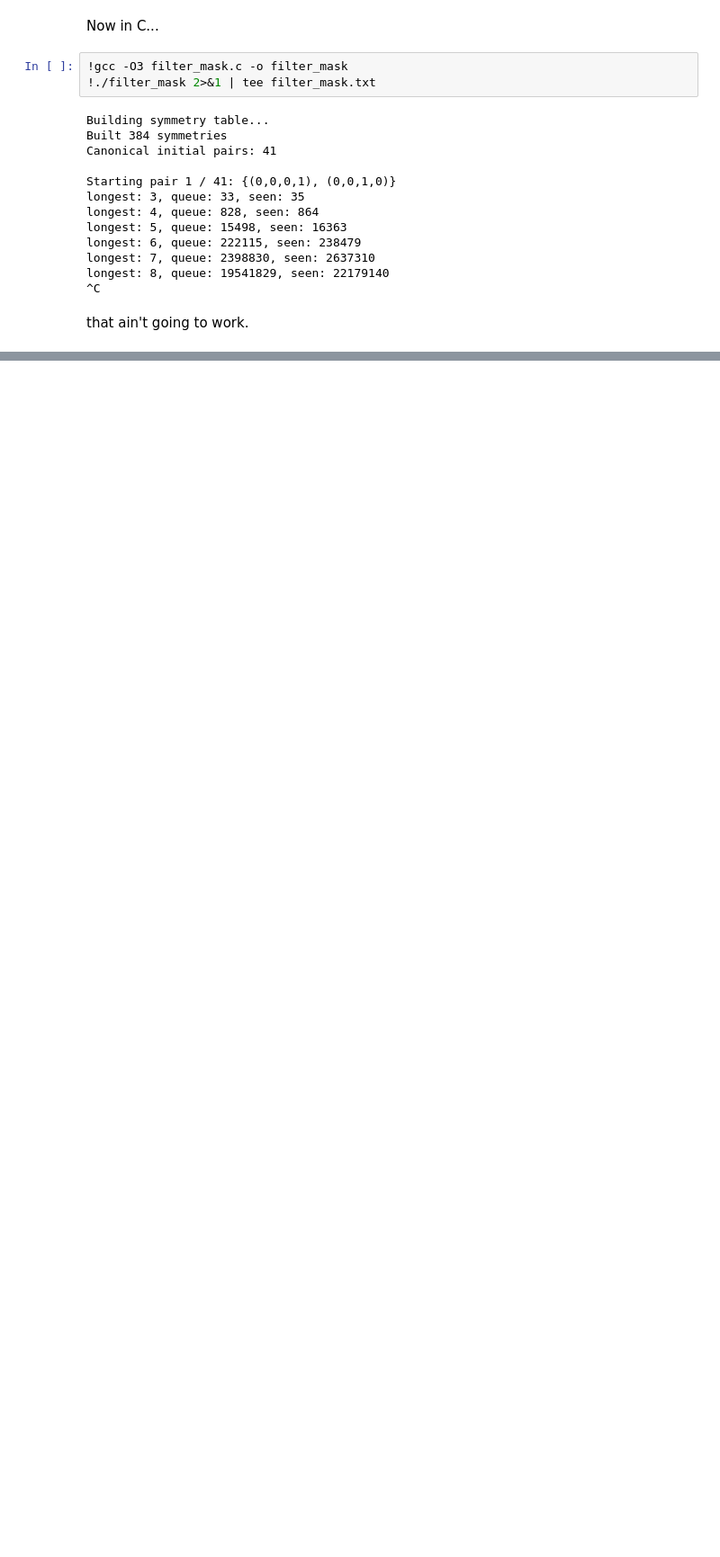
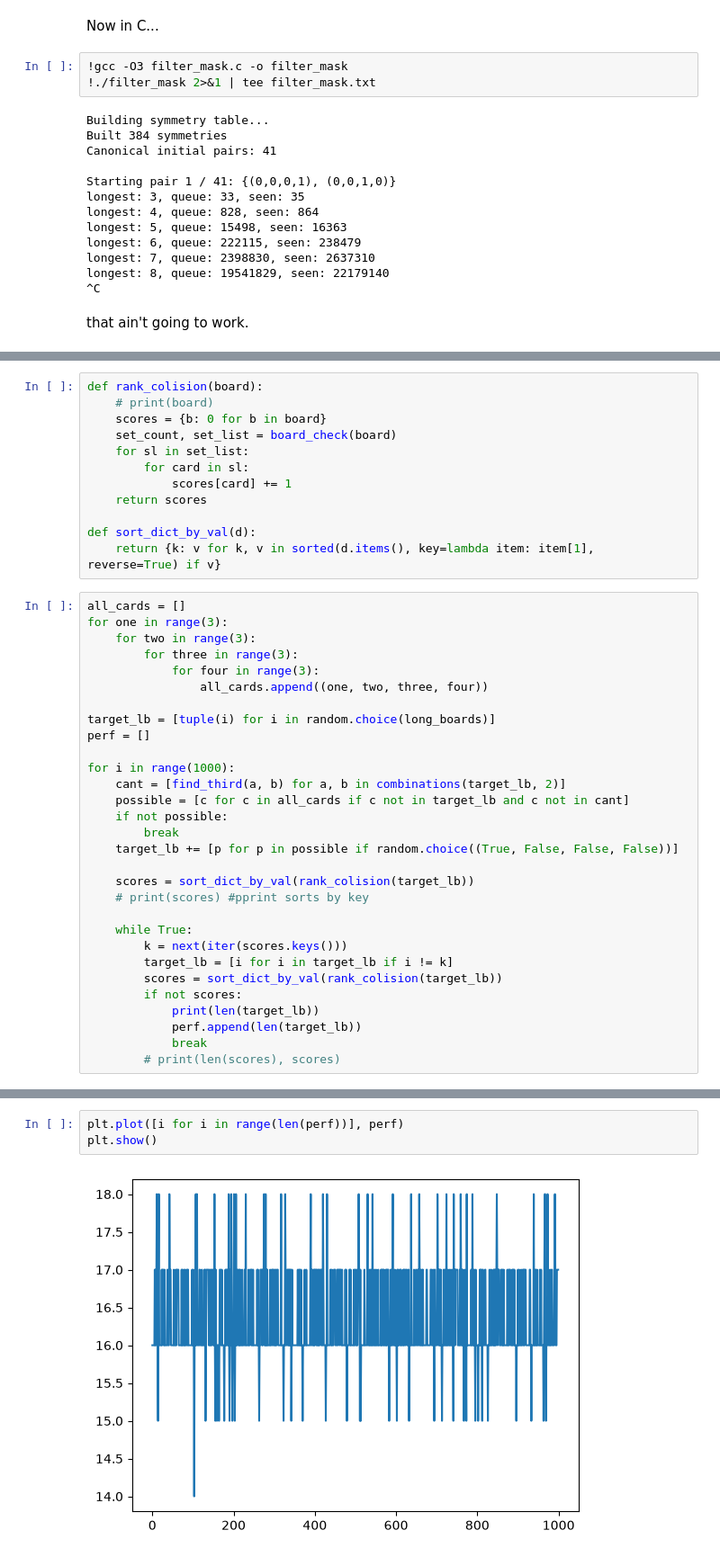
Before and after one commit to JayTongue/set_game, a Jupyter notebook: filter_mask.ipynb, the cells around one changed output, grey strips where cells are left out. Shown at 90% size. Drawn from its saved outputs; the diff is of its cells as text; blank space fills up the shorter version.

```diff
--- a/filter_mask.ipynb
+++ b/filter_mask.ipynb
@@ -170,0 +192,42 @@ that ain't going to work.
+# %%
+def rank_colision(board):
+    # print(board)
+    scores = {b: 0 for b in board}
+    set_count, set_list = board_check(board)
+    for sl in set_list:
+        for card in sl:
+            scores[card] += 1
+    return scores
+
+def sort_dict_by_val(d):
+    return {k: v for k, v in sorted(d.items(), key=lambda item: item[1], reverse=True) if v}
+# %%
+all_cards = []
+for one in range(3):
+    for two in range(3):
+        for three in range(3):
+            for four in range(3):
+                all_cards.append((one, two, three, four))
+
+target_lb = [tuple(i) for i in random.choice(long_boards)]
+perf = []
+
+for i in range(1000):
+    cant = [find_third(a, b) for a, b in combinations(target_lb, 2)]
+    possible = [c for c in all_cards if c not in target_lb and c not in cant]
+    if not possible:
+        break
+    target_lb += [p for p in possible if random.choice((True, False, False, False))]
+
+    scores = sort_dict_by_val(rank_colision(target_lb))
+    # print(scores) #pprint sorts by key
+
+    while True:
+        k = next(iter(scores.keys()))
+        target_lb = [i for i in target_lb if i != k]
+        scores = sort_dict_by_val(rank_colision(target_lb))
+        if not scores:
+            print(len(target_lb))
+            perf.append(len(target_lb))
+            break
+        # print(len(scores), scores)
@@ -170,0 +252,5 @@ that ain't going to work.
+# %%
+plt.plot([i for i in range(len(perf))], perf)
+plt.show()
+# %% [output]
+[figure, added]
```
Also changed, not shown: parts of 4 cells of this notebook, 4 other files.
